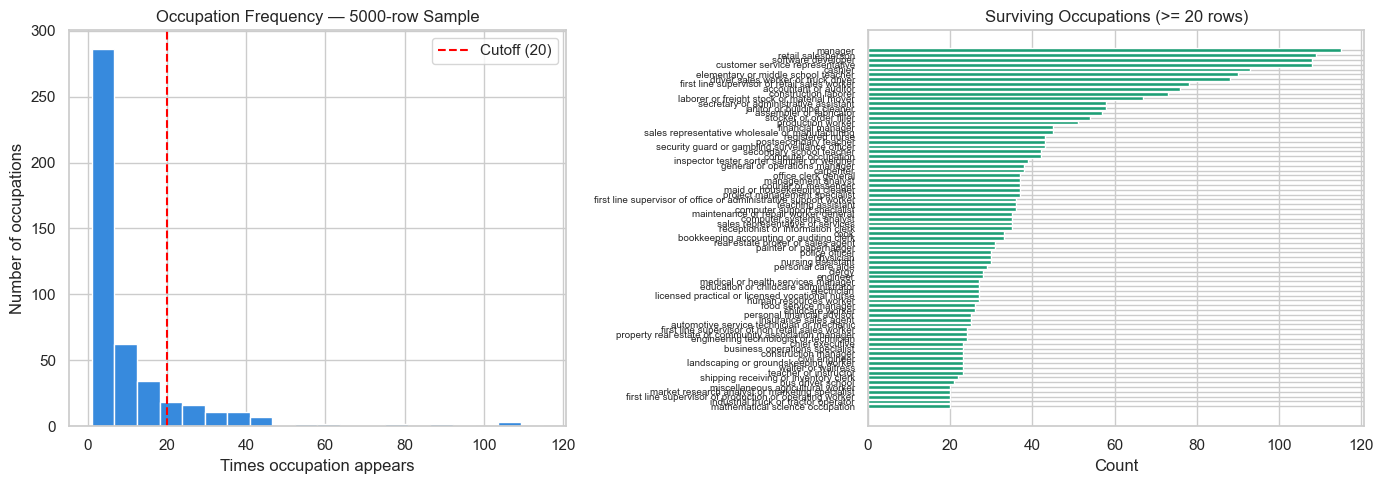
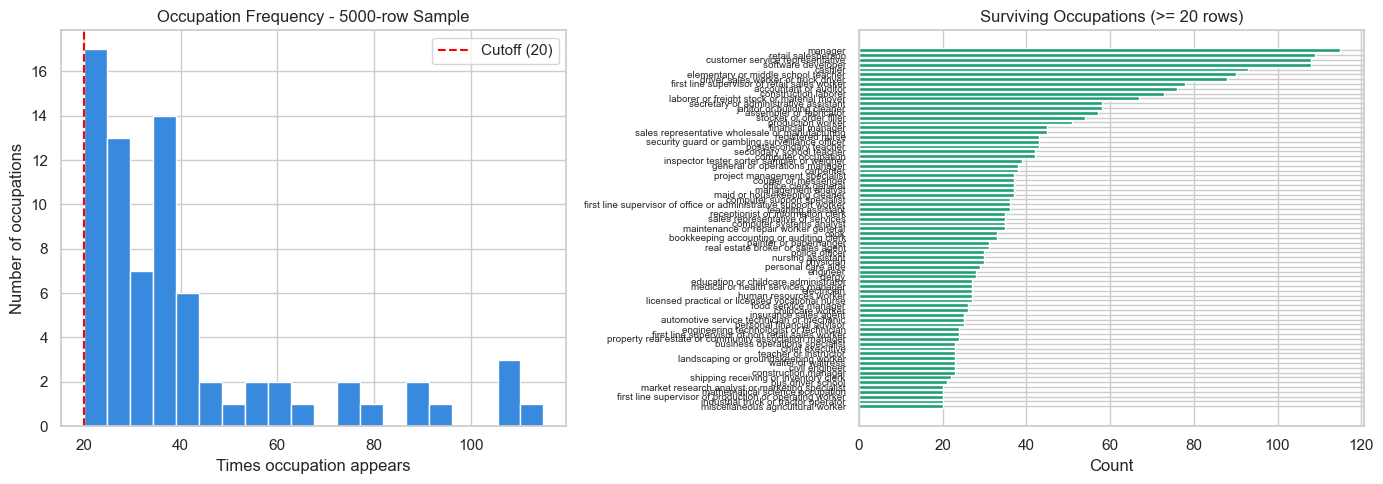
The change to this notebook cell's code, shown as a diff; its figure went from the first image to the second:
--- before
+++ after
@@ -1,9 +1,17 @@
+# Load from saved splits since df_5000 may not exist if splits were already generated
+_full = pd.concat([
+    pd.read_csv(f"{DATA_DIR}/week3_train_5000.csv"),
+    pd.read_csv(f"{DATA_DIR}/week3_test_5000.csv")
+]).reset_index(drop=True)
+
+all_counts = _full["occupation"].value_counts()
+surviving  = all_counts[all_counts >= MIN_ROWS]
+
 fig, axes = plt.subplots(1, 2, figsize=(14, 5))
 
-# Histogram of all 5000 occupations
-all_counts = df_5000["occupation"].value_counts()
+# Histogram of all occupations
 axes[0].hist(all_counts.values, bins=20, color="#378ADD", edgecolor="white")
 axes[0].axvline(x=MIN_ROWS, color="red", linestyle="--", label=f"Cutoff ({MIN_ROWS})")
-axes[0].set_title("Occupation Frequency — 5000-row Sample")
+axes[0].set_title("Occupation Frequency - 5000-row Sample")
 axes[0].set_xlabel("Times occupation appears")
 axes[0].set_ylabel("Number of occupations")
@@ -24,2 +32,3 @@
 plt.show()
 print("Saved: results/occupation_frequency_histogram.png")
+print(f"Surviving occupations: {len(surviving)}")

Commit: new updates for week3_v2 and week1_v2_merge